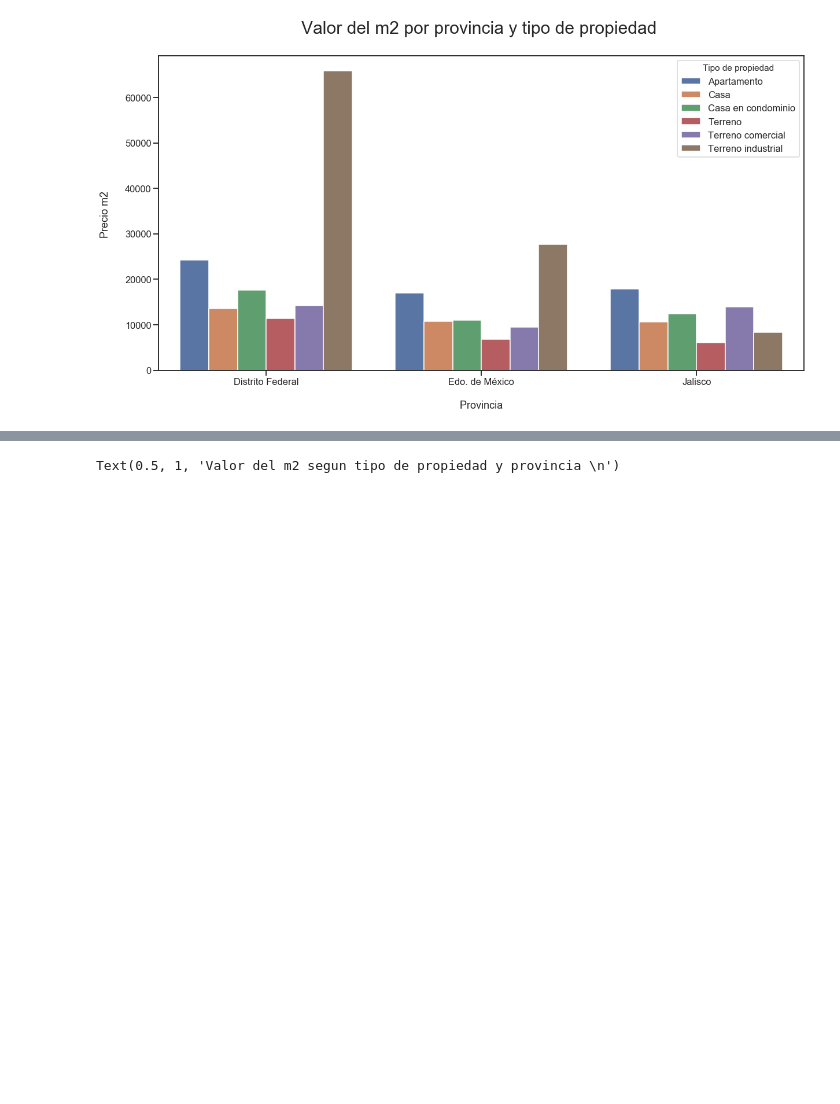
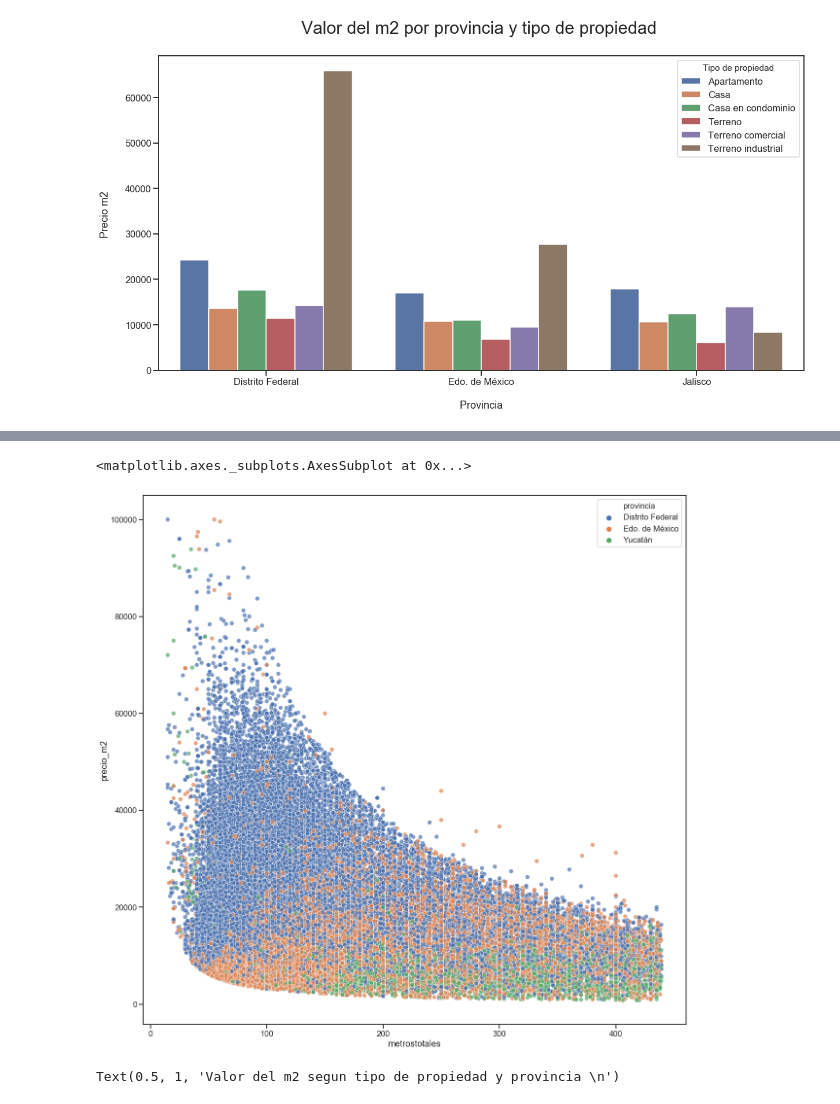
Before and after one commit to JuanCruzCastroLopez/tp1-zonajobs-analysis, a Jupyter notebook: ggp_notebook.ipynb, the cells around one changed output, grey strips where cells are left out. Cells and saved outputs as stored; diff of their text form; code cells hidden in the pictures; blank space fills up the shorter version.

```diff
--- a/ggp_notebook.ipynb
+++ b/ggp_notebook.ipynb
@@ -240,3 +321,27 @@ plt.show()
+# %%
+# De lo visto anterior, selecciono tres provincias representativas. Distrito Federal, Coahuila y Yucatán
+# Con buen caudal de gente, y con promedios de precios por metro cuadrado distintos.
+plt.figure(figsize=(20,20))
+
+data = df[df['provincia'].isin(['Distrito Federal', 'Edo. de México' ,'Yucatán'])]
+data = data[df['precio_m2']<=100000]
+data.provincia.cat.remove_unused_categories(inplace=True)
+
+sns.scatterplot(y='precio_m2', x='metrostotales', data=data, hue='provincia', alpha=0.7)
+
+# Este scatter plot revela un monton de informacion:
+# Primer dato interesante:
+# Las propiedades de mayor valor por metro cuadrado, suelen ser las mas chicas, y las
+# propiedades de menor valor por metro cuadrado, suelen ser las mas grandes.
+# Segundo dato curioso:
+# Se puede ver como en Distrito Federal, abundan las propiedades chicas y caras, mientras que en Yucatan hay muchas
+# mas propiedades grandes y con menos valor por metro cuadrado.
+# En estado de mexico las casas chicas parecen ser mas baratas que en yucatan y distrito.
+# Aca si podria llegar a servir agrupar varias provincias en una para de esa forma poder entender mejor e incluir
+# mucha mas cantidad de datos
+# %% [output]
+<matplotlib.axes._subplots.AxesSubplot at 0x...>
+[figure, added]
 # %%
 # Se tomn las 10 provincias con mas casas y los 20 tipos de propiedades mas comunes.
 # Se evalua el precio del metro cuadrado para cada tipo de propiedad en una provincia distinta
```
Also changed, not shown: parts of 7 cells of this notebook.
